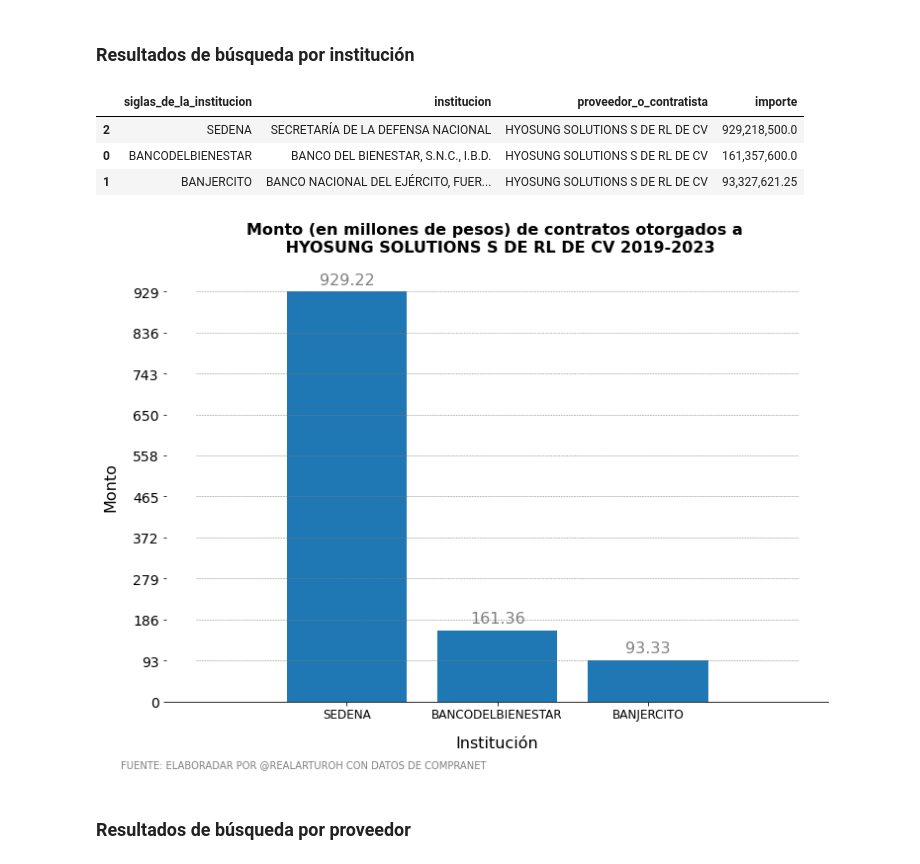
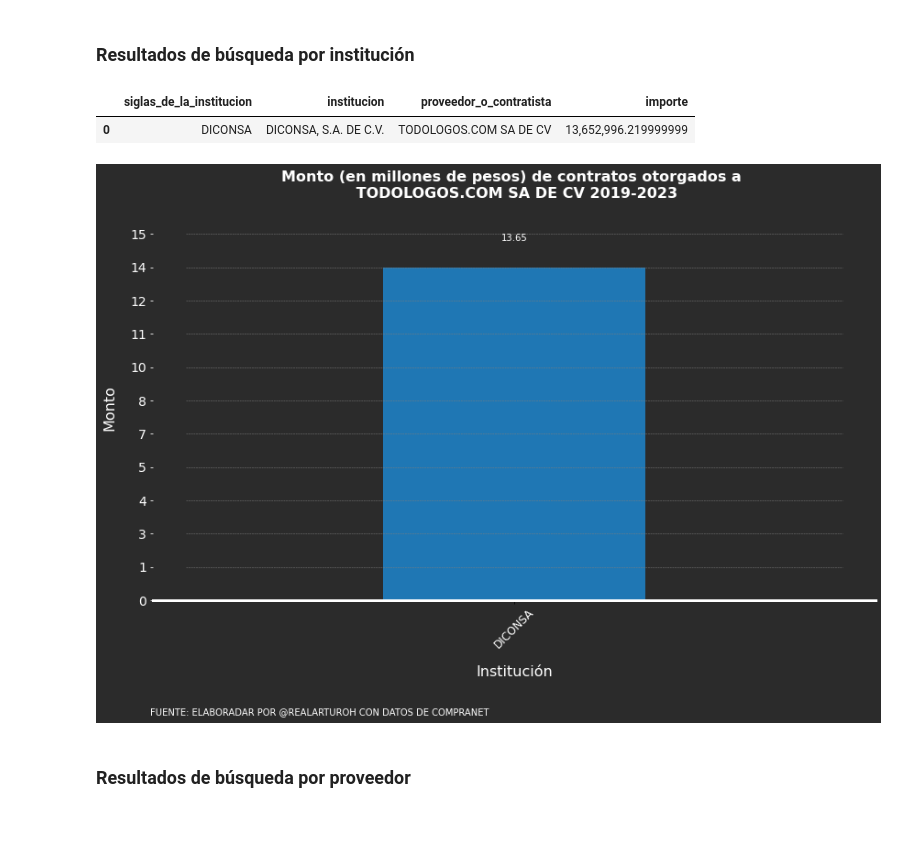
Before and after one commit to artiherrera/analisis_compranet, a Jupyter notebook: notebooks/2.0-buscador_consolidado.ipynb, the cells around one changed output. Drawn from its saved outputs; the diff is of its cells as text; code cells hidden in the pictures; blank space fills up the shorter version.

```diff
--- a/notebooks/2.0-buscador_consolidado.ipynb
+++ b/notebooks/2.0-buscador_consolidado.ipynb
@@ -222,13 +211,11 @@ ins_df=buscar.groupby(['siglas_de_la_institucion', 'institucion', 'proveedor_o_c
 ins_df.sort_values(by='importe', ascending=False, inplace=True)
 #institucion.set_index('Institución', inplace=True)
 
-proveedor = ins_df['proveedor_o_contratista'].iloc[0]x
+proveedor = ins_df['proveedor_o_contratista'].iloc[0]
 ins_df
 # %% [output]
 |  | siglas_de_la_institucion | institucion | proveedor_o_contratista | importe |
-| 2 | SEDENA | SECRETARÍA DE LA DEFENSA NACIONAL | HYOSUNG SOLUTIONS S DE RL DE CV | 929,218,500.0 |
-| 0 | BANCODELBIENESTAR | BANCO DEL BIENESTAR, S.N.C., I.B.D. | HYOSUNG SOLUTIONS S DE RL DE CV | 161,357,600.0 |
-| 1 | BANJERCITO | BANCO NACIONAL DEL EJÉRCITO, FUER... | HYOSUNG SOLUTIONS S DE RL DE CV | 93,327,621.25 |
+| 0 | DICONSA | DICONSA, S.A. DE C.V. | TODOLOGOS.COM SA DE CV | 13,652,996.219999999 |
 # %%
 import matplotlib.pyplot as plt
 import matplotlib.ticker as ticker
@@ -238,51 +225,58 @@ import numpy as np
 instituciones = ins_df['siglas_de_la_institucion'].values
 importe = ins_df['importe'].values / 1e6  # Convertimos a millones
 
-# Crea la figura y los ejes
-fig, ax = plt.subplots(figsize=(12, 8))  # Puedes cambiar el tamaño a tu preferencia
+# Ajusta el tamaño de la figura de acuerdo al número de instituciones
+if len(instituciones) > 10:
+    fig, ax = plt.subplots(figsize=(0.5*len(instituciones), 8))
+else:
+    fig, ax = plt.subplots(figsize=(12, 8))
 
 # Genera las barras
-bars = ax.bar(instituciones, importe, color='#1f77b4')  # Color azul minimalista
+bars = ax.bar(instituciones, importe, color='#1f77b4')
 
 # Asigna los títulos y etiquetas
-ax.set_title(f"Monto (en millones de pesos) de contratos otorgados a \n {proveedor} 2019-2023", fontsize=16, pad=20, fontweight='bold')
-ax.set_xlabel("Institución", fontsize=16, labelpad=15)
-ax.set_ylabel("Monto", fontsize=16, labelpad=15)
+ax.set_title(f"Monto (en millones de pesos) de contratos otorgados a \n {proveedor} 2019-2023", fontsize=16, pad=20, fontweight='bold', color='white')
+ax.set_xlabel("Institución", fontsize=16, labelpad=15, color='white')
+ax.set_ylabel("Monto", fontsize=16, labelpad=15, color='white')
 
-# Asigna los localizadores de las etiquetas del eje X
+# Asigna los localizadores de las etiquetas del eje X y rota las etiquetas
 ax.xaxis.set_major_locator(ticker.FixedLocator(range(len(instituciones))))
-ax.set_xticklabels(instituciones, fontsize=12, rotation=0)
+ax.set_xticklabels(instituciones, fontsize=12, rotation=45, color='white')
 
 # Formatea las etiquetas del eje Y
 ax.yaxis.set_major_formatter(ticker.StrMethodFormatter('{x:,.0f}'))
-ax.tick_params(axis='y', labelsize=14)
+ax.tick_params(axis='y', labelsize=14, colors='white')
 
 # Establece un intervalo de líneas horizontales basado en los datos
 y_interval = max(importe) / 10
 ax.yaxis.set_major_locator(ticker.MultipleLocator(y_interval))
 for y in np.arange(0, max(importe)+y_interval, y_interval):
     plt.hlines(y, xmin=-1, xmax=len(instituciones), colors='gray', linestyles='dashed', linewidth=0.5)
 
-# Cambia el color de fondo de la figura y de los ejes a blanco
-fig.set_facecolor('white')
-ax.set_facecolor('white')
+# Cambia el color de fondo de la figura y de los ejes
+fig.set_facecolor('#2b2b2b')
+ax.set_facecolor('#2b2b2b')
 
 # Elimina el cuadro alrededor de la gráfica excepto la línea del eje x
 for spine in ['left', 'right', 'top']:
     ax.spines[spine].set_visible(False)
 
+ax.spines['bottom'].set_linewidth(3)  # Ajusta el número para cambiar el grosor
+ax.spines['bottom'].set_color('white')
+
 # Añade las etiquetas de las cantidades sobre las barras con un tamaño pequeño y sutil
 for bar in bars:
     yval = bar.get_height()
-    ax.text(bar.get_x() + bar.get_width()/2, yval+10, round(yval, 2), ha='center', va='bottom', fontsize=16, color='gray')
+    ax.text(bar.get_x() + bar.get_width()/2, yval+1, round(yval, 2), ha='center', va='bottom', fontsize=10, color='white')
 
 # Agrega la leyenda
-plt.figtext(0.5, 0.01, "FUENTE: ELABORADAR POR @REALARTUROH CON DATOS DE COMPRANET", ha="right", fontsize=10, color='gray')
+plt.figtext(0.5, -0.05, "FUENTE: ELABORADAR POR @REALARTUROH CON DATOS DE COMPRANET", ha="right", fontsize=10, color='white')
 
-# Muestra la gráfica
+# Ajusta el layout para que los títulos no se corten y muestra la gráfica
+plt.tight_layout()
 plt.show()
 # %% [output]
-[figure, old version]
+[figure, new version]
 # %% [markdown]
 ### Resultados de búsqueda por proveedor
 # %%
```
Also changed, not shown: parts of 6 cells of this notebook, 1 other file.
